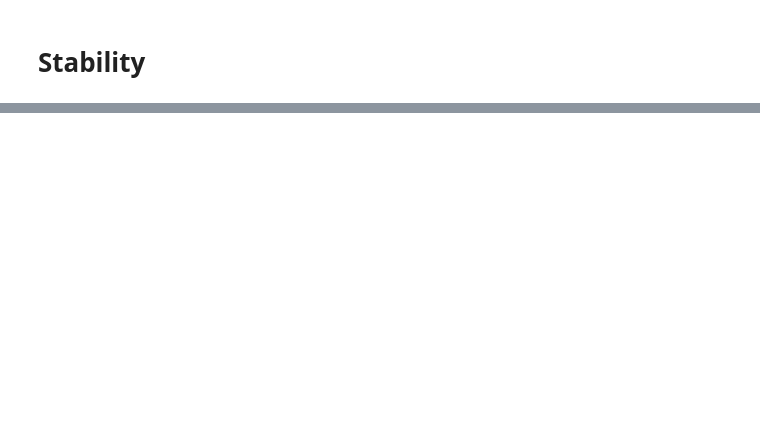
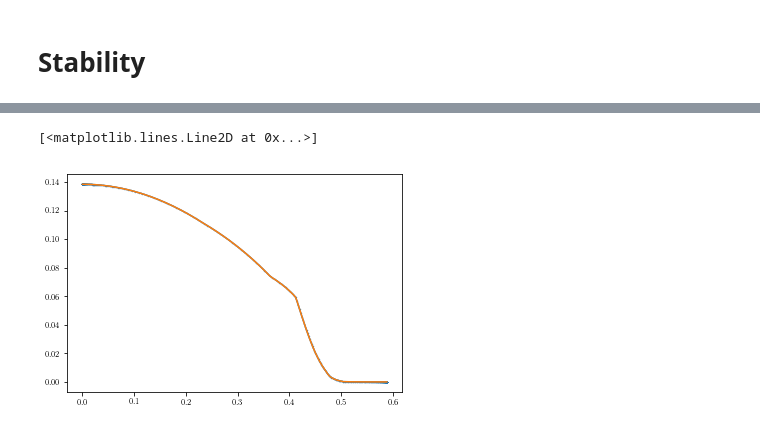
Before and after one commit to DavidRamosSal/stellar_structure, a Jupyter notebook: version2/RAnalysis.ipynb, the cells around one changed output, grey strips where cells are left out. Saved outputs shown, nothing was run; the diff lists cells and outputs as text; code cells hidden in the pictures; blank space fills up the shorter version.

```diff
--- a/version2/RAnalysis.ipynb
+++ b/version2/RAnalysis.ipynb
@@ -40,0 +45,11 @@ plt.savefig('figures/MRrels.pdf', format='pdf', dpi=1000,bbox_inches="tight")
+# %%
+H1_145=np.loadtxt('results/H1/14.5.dat',unpack=True)
+H1_145rho=interpolate.UnivariateSpline(H1_145[-1], H1_145[2], k=3, s=1e-20)
+H1_145drho=interpolate.UnivariateSpline(H1_145[-1], H1_145[2], k=3, s=1e-20).derivative(n=1)
+H1_145ddrho=interpolate.UnivariateSpline(H1_145[-1], H1_145[2], k=3, s=1e-20).derivative(n=2)
+# %%
+plt.plot(H1_145[-1],H1_145[2],marker='o',markersize='0.4')
+plt.plot(H1_145[-1],H1_145rho(H1_145[-1]))
+# %% [output]
+[<matplotlib.lines.Line2D at 0x...>]
+[figure, added]
```
Also changed, not shown: parts of 4 cells of this notebook, 1 other file.
